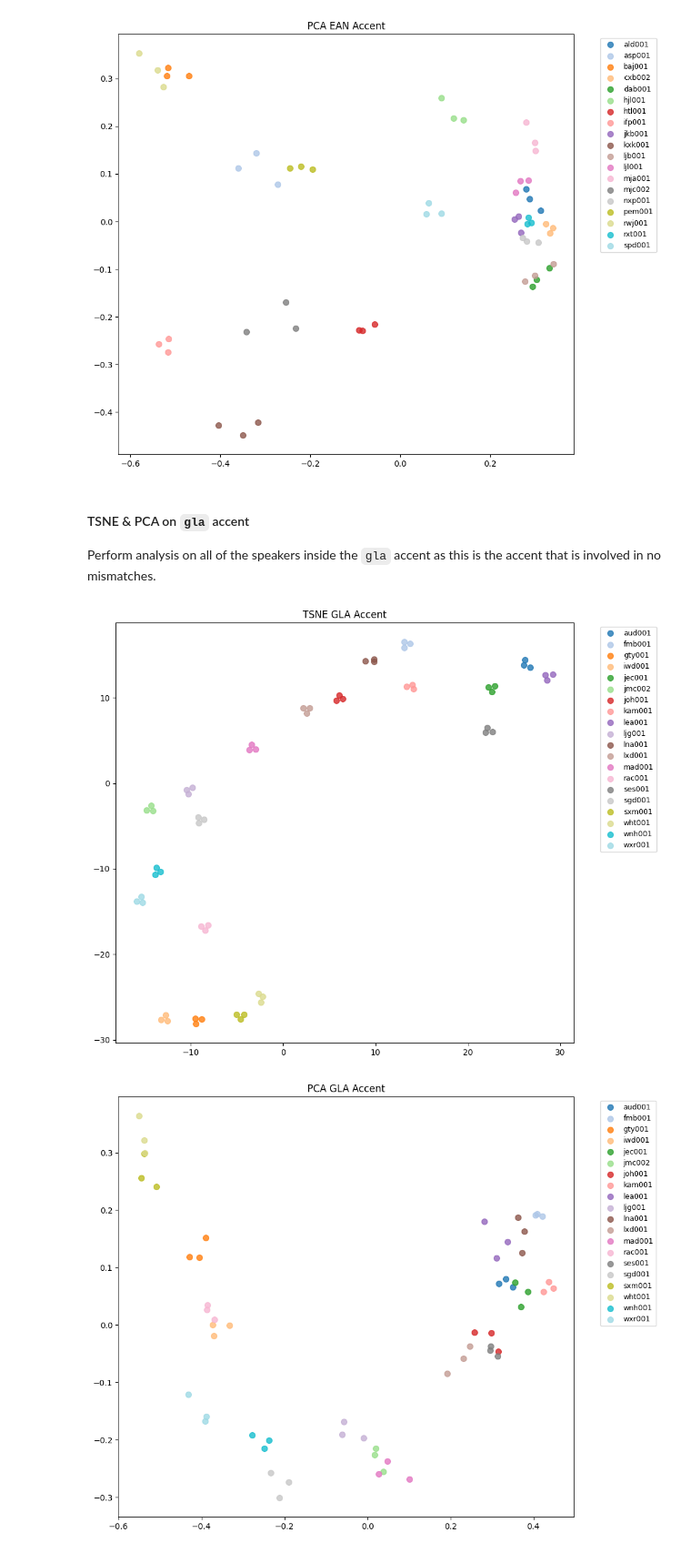
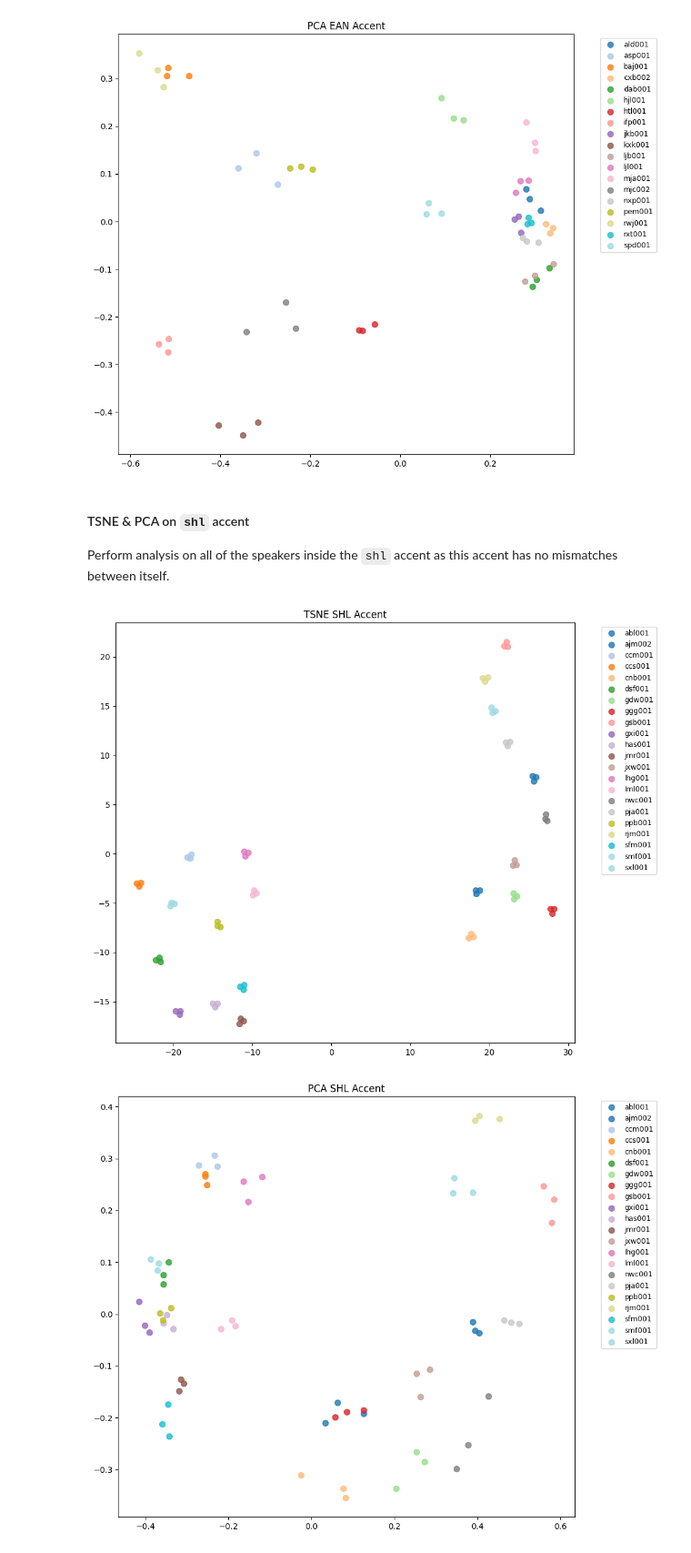
Before and after one commit to michael-vella/ARI5121_SpeechProject_Michael_Vella_code, a Jupyter notebook: core.ipynb, the cells around one changed output. Shown at 91% size. Saved outputs shown, nothing was run; the diff lists cells and outputs as text; code cells hidden in the pictures.

```diff
--- a/core.ipynb
+++ b/core.ipynb
@@ -600,10 +609,10 @@ plt.show()
 # %%
-accent_fp_counter = Counter()
-for e in false_positives:
-    accent_fp_counter[get_accent(e["speaker_one"])] += 1
-    accent_fp_counter[get_accent(e["speaker_two"])] += 1
+accent_mismatch_counter = Counter()
+for e in incorrectly_classified:
+    accent_mismatch_counter[get_accent(e["speaker_one"])] += 1
+    accent_mismatch_counter[get_accent(e["speaker_two"])] += 1
 
-accents, counts = zip(*accent_fp_counter.most_common())
+accents, counts = zip(*accent_mismatch_counter.most_common())
 
 plt.figure(figsize=(12, 5))
 bars = plt.bar(accents, counts, color="steelblue")
@@ -617,9 +626,9 @@ for bar, count in zip(bars, counts):
     )
 
 plt.xlabel("Accent")
-plt.ylabel("Number of False Positives")
-plt.title("False Positives by Accent")
+plt.ylabel("Number of Mismatches")
+plt.title("Mismatches by Accent")
 plt.tight_layout()
-plt.savefig("images/fp_by_accent_barchart.png", dpi=150)
+plt.savefig("images/mismatches_by_accent_barchart.png", dpi=150)
 plt.show()
 # %% [output]
@@ -629,7 +638,7 @@ plt.show()
 # %%
 accent_pair_counter = Counter(
     tuple(sorted([get_accent(e["speaker_one"]), get_accent(e["speaker_two"])]))
-    for e in false_positives
+    for e in incorrectly_classified
 )
 
 all_accents = sorted(set(
@@ -657,12 +666,12 @@ sns.heatmap(
     annot_kws={"size": 8},
 )
 
-plt.title("False Positives by Accent Pair", fontsize=10)
+plt.title("Mismatches by Accent Pair", fontsize=10)
 plt.xlabel("Accent", fontsize=9)
 plt.ylabel("Accent", fontsize=9)
 plt.xticks(fontsize=7, rotation=45, ha="right")
 plt.yticks(fontsize=7, rotation=0)
 plt.tight_layout()
-plt.savefig("images/fp_by_accent_pair_heatmap.png", dpi=150)
+plt.savefig("images/mismatches_by_accent_pair_heatmap.png", dpi=150)
 plt.show()
 # %% [output]
@@ -672,7 +681,7 @@ plt.show()
 # %%
 gender_pair_counter = Counter(
     tuple(sorted([get_gender(e["speaker_one"]), get_gender(e["speaker_two"])]))
-    for e in false_positives
+    for e in incorrectly_classified
 )
 top_pairs = gender_pair_counter.most_common()
 
@@ -689,8 +698,8 @@ plt.pie(
     startangle=90
 )
 
-plt.title("False Positives by Gender Pairs")
+plt.title("Mismatches by Gender Pairs")
 plt.tight_layout()
-plt.savefig("images/fp_by_gender_pair_piechart.png", dpi=150)
+plt.savefig("images/mismatches_by_gender_pair_piechart.png", dpi=150)
 plt.show()
 # %% [output]
@@ -805,27 +814,27 @@ plot_reduction(
 # %% [output]
 [figure]
 # %% [markdown]
-#### TSNE & PCA on `gla` accent
+#### TSNE & PCA on `shl` accent
 
-Perform analysis on all of the speakers inside the `gla` accent as this is the accent that is involved in no mismatches.
+Perform analysis on all of the speakers inside the `shl` accent as this accent has no mismatches between itself.
 # %%
-gla_mask = labels_accent == "gla_001"
+shl_mask = labels_accent == "shl_001"
 # %%
 plot_reduction(
-    embeddings=embeddings_array[gla_mask],
-    labels=labels_speaker[gla_mask],
-    title="TSNE GLA Accent",
+    embeddings=embeddings_array[shl_mask],
+    labels=labels_speaker[shl_mask],
+    title="TSNE SHL Accent",
     method="tsne",
     perplexity=5
 )
 # %% [output]
-[figure, old version]
+[figure, new version]
 # %%
 plot_reduction(
-    embeddings=embeddings_array[gla_mask],
-    labels=labels_speaker[gla_mask],
-    title="PCA GLA Accent",
+    embeddings=embeddings_array[shl_mask],
+    labels=labels_speaker[shl_mask],
+    title="PCA SHL Accent",
     method="pca",
 )
 # %% [output]
-[figure, old version]
+[figure, new version]
```
Also changed, not shown: parts of 11 cells of this notebook, 15 other files.
